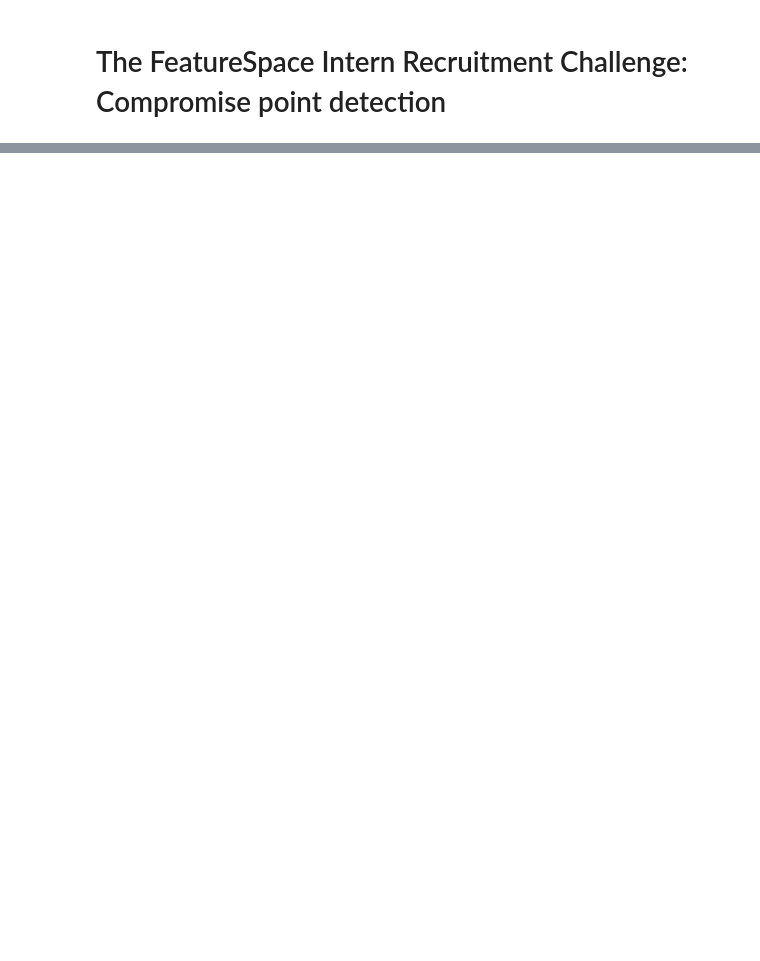
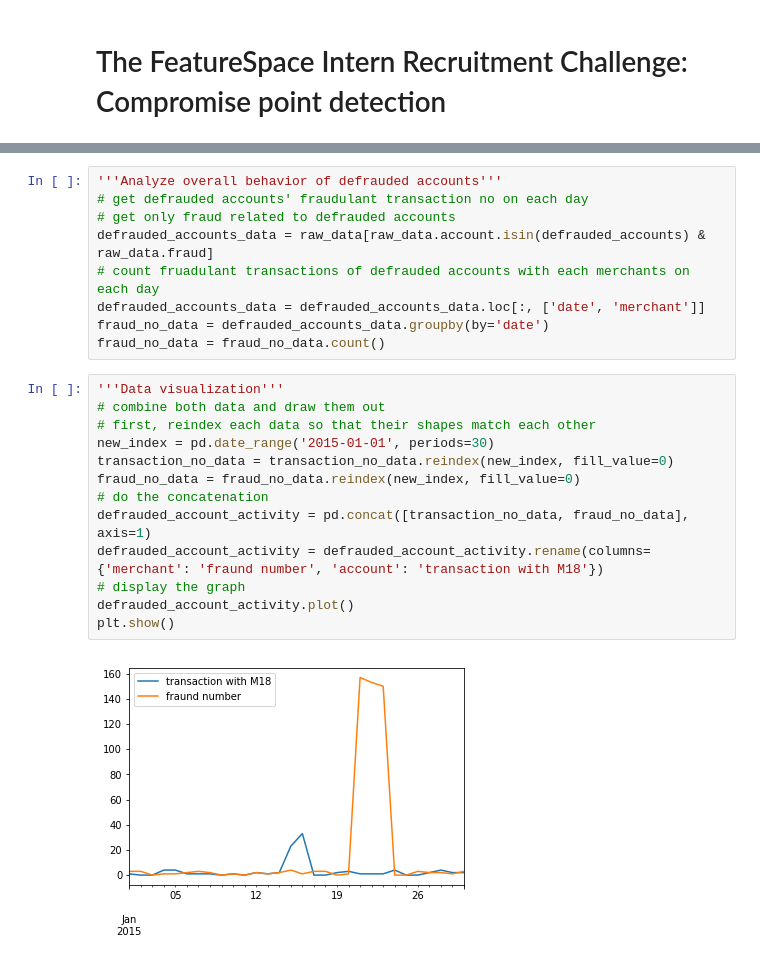
Before and after one commit to HANDSOMEJACKANDY/Point-of-Compromise-Detection, a Jupyter notebook: Data_Visualizer.ipynb, the cells around one changed output, grey strips where cells are left out. Drawn from its saved outputs; the diff is of its cells as text; blank space fills up the shorter version.

```diff
--- a/Data_Visualizer.ipynb
+++ b/Data_Visualizer.ipynb
@@ -109,0 +136,24 @@ for merchant in merchant_set:
+# %%
+'''Analyze overall behavior of defrauded accounts'''
+# get defrauded accounts' fraudulant transaction no on each day
+# get only fraud related to defrauded accounts
+defrauded_accounts_data = raw_data[raw_data.account.isin(defrauded_accounts) & raw_data.fraud]
+# count fruadulant transactions of defrauded accounts with each merchants on each day
+defrauded_accounts_data = defrauded_accounts_data.loc[:, ['date', 'merchant']]
+fraud_no_data = defrauded_accounts_data.groupby(by='date')
+fraud_no_data = fraud_no_data.count()
+# %%
+'''Data visualization'''
+# combine both data and draw them out
+# first, reindex each data so that their shapes match each other
+new_index = pd.date_range('2015-01-01', periods=30)
+transaction_no_data = transaction_no_data.reindex(new_index, fill_value=0)
+fraud_no_data = fraud_no_data.reindex(new_index, fill_value=0)
+# do the concatenation
+defrauded_account_activity = pd.concat([transaction_no_data, fraud_no_data], axis=1)
+defrauded_account_activity = defrauded_account_activity.rename(columns={'merchant': 'fraund number', 'account': 'transaction with M18'})
+# display the graph
+defrauded_account_activity.plot()
+plt.show()
+# %% [output]
+[figure, added]
```
Also changed, not shown: parts of 30 cells of this notebook, 1 other file.
